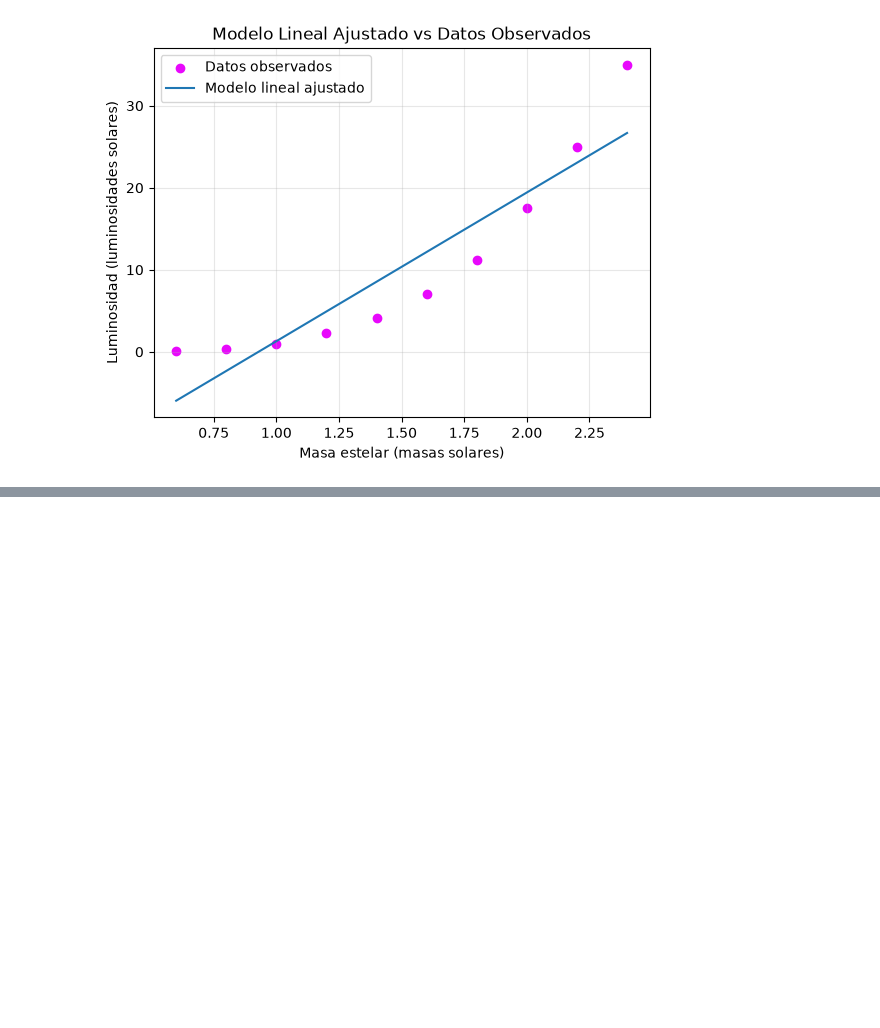
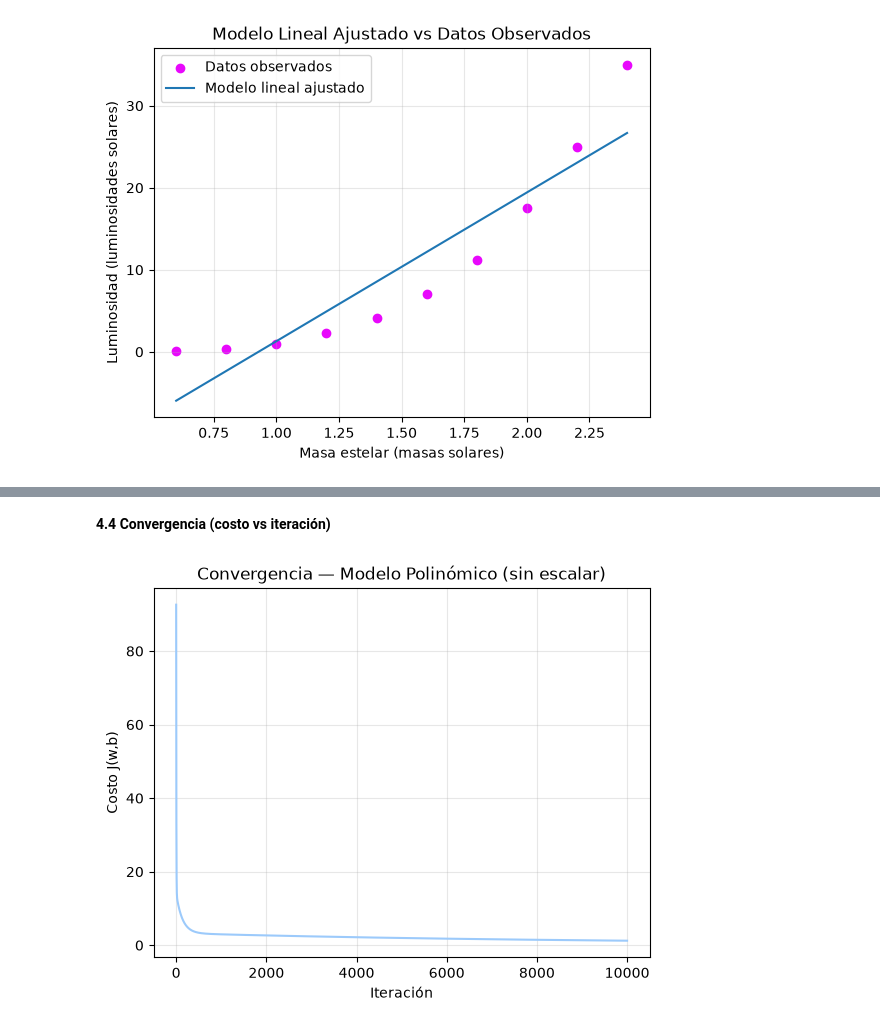
Before and after one commit to LuizaGonzalez/AI-and-Regression-Refresher, a Jupyter notebook: stellar_luminosity_hands_on.ipynb, the cells around one changed output, grey strips where cells are left out. Drawn from its saved outputs; the diff is of its cells as text; code cells hidden in the pictures; blank space fills up the shorter version.

```diff
--- a/stellar_luminosity_hands_on.ipynb
+++ b/stellar_luminosity_hands_on.ipynb
@@ -253,0 +353,18 @@ El descenso de gradiente convergió correctamente: el costo bajó de forma monó
+# %%
+#4.1 X_polynomial has 2 columns: mass and mass^2.
+X_poly = np.column_stack([mass, mass**2])
+
+# Inicializamos los parámetros en cero, igual que hicimos para el modelo lineal.
+w_init_poly = np.zeros(2) #dos valores uno por cada mass, mass**2
+b_init_poly = 0.0
+
+#Entrenamos con las mismas funciones que en lineal
+
+learning_rate_poly = 0.01
+iterations_poly = 10000
+#4.3 Entrenamos el modelo
+w_poly, b_poly, it_poly, cost_poly = gradient_descent(X_poly, luminosity, w_init_poly, b_init_poly, learning_rate_poly, iterations_poly)
+
+print("w final:", w_poly)
+print("b final:", b_poly)
+print("Costo final:", cost_poly[-1])
@@ -253,0 +389,12 @@ El descenso de gradiente convergió correctamente: el costo bajó de forma monó
+# %% [markdown]
+**4.4 Convergencia (costo vs iteración)**
+# %%
+plt.figure()
+plt.plot(it_poly, cost_poly, color="#9CCAFB")
+plt.xlabel("Iteración")
+plt.ylabel("Costo J(w,b)")
+plt.title("Convergencia - Modelo Polinómico (sin escalar)")
+plt.grid(True, alpha=0.3)
+plt.show()
+# %% [output]
+[figure, added]
```
Also changed, not shown: parts of 62 cells of this notebook, 1 other file.
